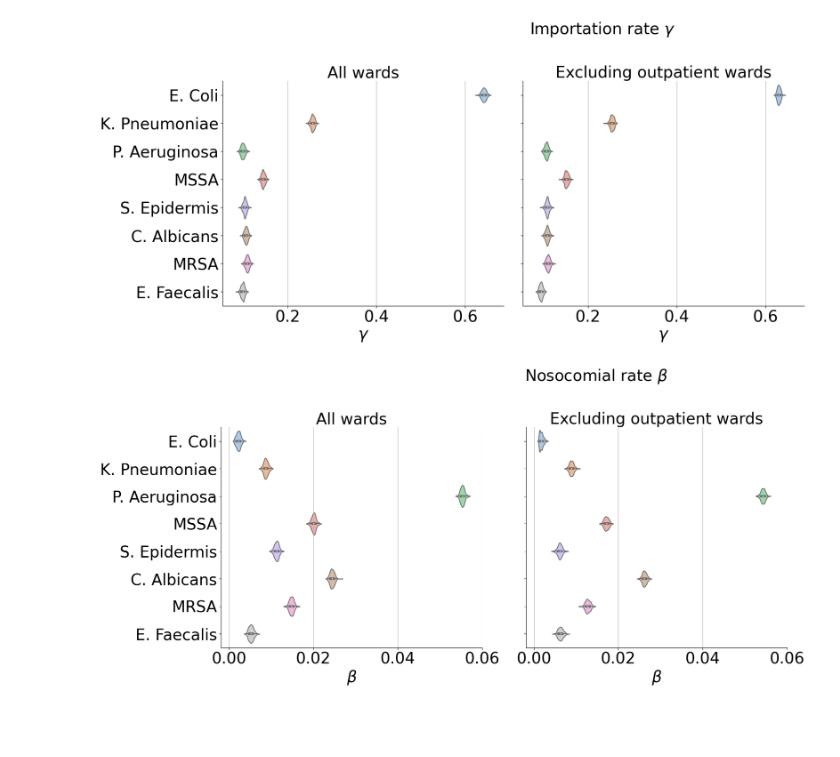
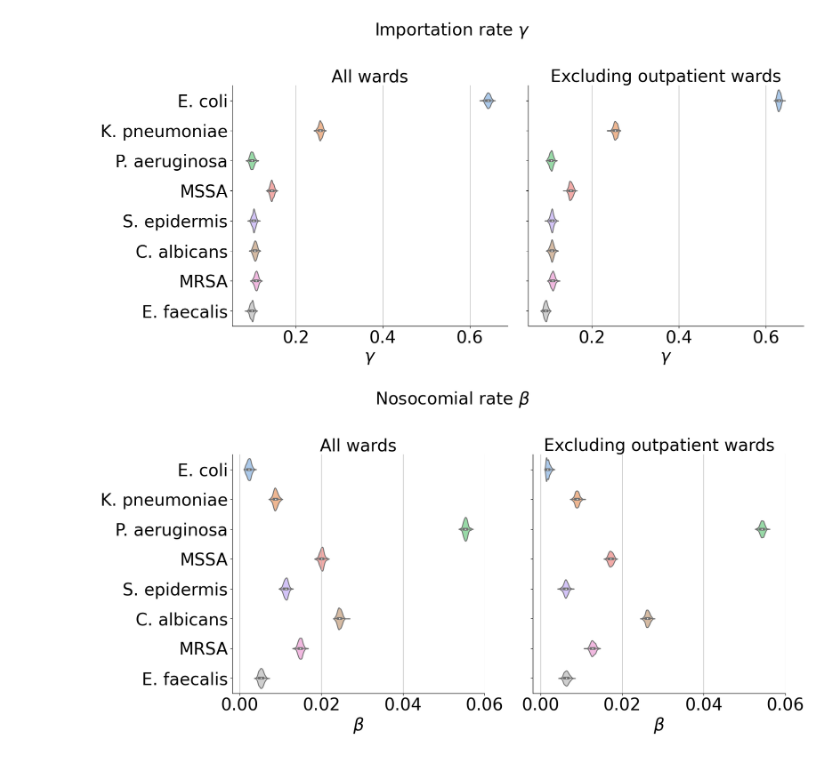
Before and after one commit to ChaosDonkey06/AMR_ABM, a Jupyter notebook: code/figures_si/sensitivityOutpatientWards.ipynb, the cells around one changed output. Drawn from its saved outputs; the diff is of its cells as text; code cells hidden in the pictures; blank space fills up the shorter version.

```diff
--- a/code/figures_si/sensitivityOutpatientWards.ipynb
+++ b/code/figures_si/sensitivityOutpatientWards.ipynb
@@ -86,49 +86,49 @@ def specimen2title(specimen):
     elif specimen == "METHICILLIN-RESISTANT STAPHYLOCOCCUS AUREUS":
         sp_title = "MRSA"
     elif specimen == "STAPHYLOCOCCUS EPIDERMIDIS":
-        sp_title = "S. Epidermis"
+        sp_title = "S. epidermis"
     elif sp_title == "ESCHERICHIA COLI":
-        sp_title = "E. Coli"
+        sp_title = "E. coli"
     elif sp_title == "KLEBSIELLA PNEUMONIAE":
-        sp_title = "K. Pneumoniae"
+        sp_title = "K. pneumoniae"
     elif sp_title == "PSEUDOMONAS AERUGINOSA":
-        sp_title = "P. Aeruginosa"
+        sp_title = "P. aeruginosa"
     elif sp_title == "CANDIDA ALBICANS":
-        sp_title = "C. Albicans"
+        sp_title = "C. albicans"
     elif sp_title == "ENTEROCOCCUS FAECALIS":
-        sp_title = "E. Faecalis"
+        sp_title = "E. faecalis"
     return sp_title
 
 posterior_df["amro"] = posterior_df["amro"].apply(specimen2title)
 # %%
 import matplotlib.backends.backend_pdf
 
 scenarios_pdf  = matplotlib.backends.backend_pdf.PdfPages(os.path.join(".", "SensitivityOutpatientWards.pdf"))
 
 
-grid = sns.FacetGrid(posterior_df, col="site_out", col_wrap=3, height=8.5, sharey=True)
+grid = sns.FacetGrid(posterior_df, col="site_out", col_wrap=2, height=8.5, sharey=True)
 grid.map(sns.violinplot,  "gamma", "amro", palette=sns.color_palette("pastel",n_colors=len(specimens_inference)))
 
 ax = grid.axes.flatten()
 ax[0].set_title("All wards")
 ax[1].set_title("Excluding outpatient wards")
 ax[0].set_xlabel(r"$\gamma$")
 ax[1].set_xlabel(r"$\gamma$")
 ax[0].grid(axis='x'); ax[1].grid(axis='x')
 ax[0].set_ylabel(None)
 
 plt.suptitle(r"Importation rate $\gamma$")
 plt.tight_layout()
 
 path_to_save  = os.path.join(os.path.join(paper_dir, "paper_01", "SupplementaryFigures"), "SensitivityOutpatientWardsGamma.png")
 grid.fig.savefig(path_to_save, dpi=300, transparent=True)
 
 scenarios_pdf.savefig( grid.fig )
 # %% [output]
-[figure, old version]
+[figure, new version]
 # %%
 
-grid = sns.FacetGrid(posterior_df, col="site_out", col_wrap=3, height=8.5, sharey=True)
+grid = sns.FacetGrid(posterior_df, col="site_out", col_wrap=2, height=8.5, sharey=True)
 grid.map(sns.violinplot,  "beta", "amro", palette=sns.color_palette("pastel",n_colors=len(specimens_inference)))
 
 ax = grid.axes.flatten()
@@ -147,6 +147,6 @@ grid.fig.savefig(path_to_save, dpi=300, transparent=True)
 
 scenarios_pdf.savefig( grid.fig )
 # %% [output]
-[figure, old version]
+[figure, new version]
 # %%
 scenarios_pdf.close()
```
Also changed, not shown: 7 other files.
